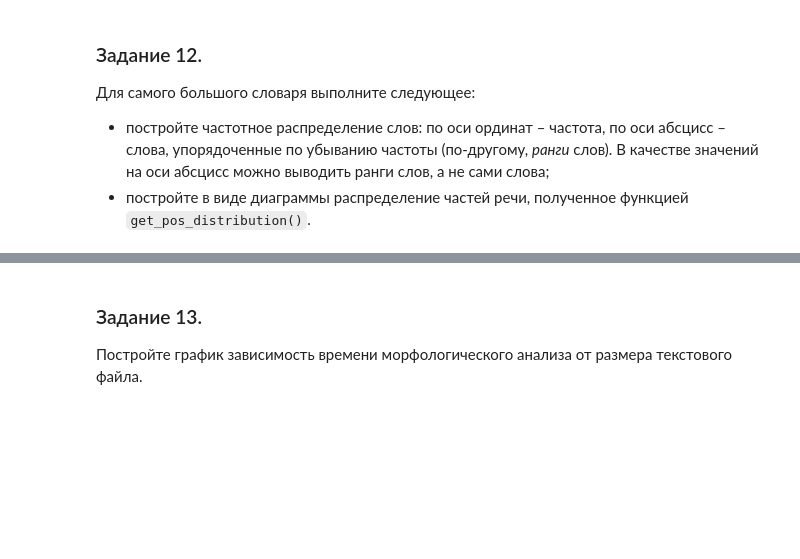
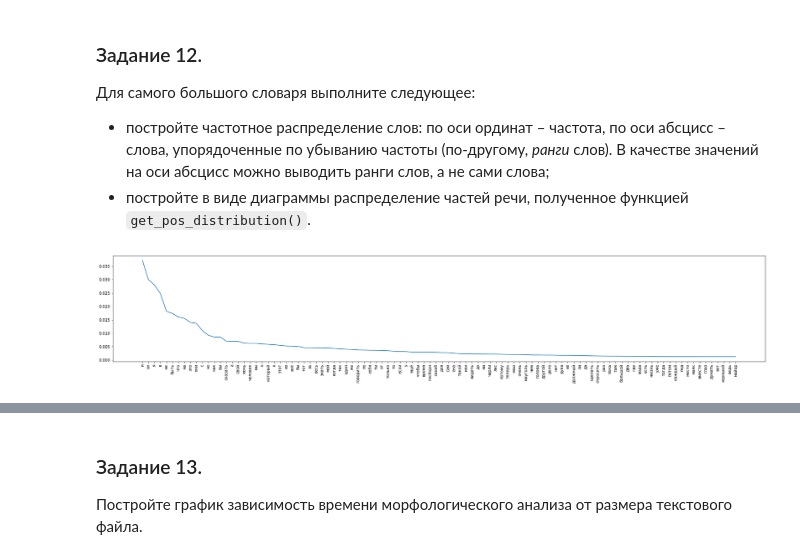
Before and after one commit to EnergyWork/NeuralNetworks-university-course, a Jupyter notebook: NN-2/lab1/lab1_course2.ipynb, the cells around one changed output, grey strips where cells are left out. Cells and saved outputs as stored; diff of their text form; code cells hidden in the pictures; blank space fills up the shorter version.

```diff
--- a/NN-2/lab1/lab1_course2.ipynb
+++ b/NN-2/lab1/lab1_course2.ipynb
@@ -295,0 +283,11 @@ save_dictionary_2(get_pos_distribution(get_dictionary(parse_text(text_example)))
+# %%
+RESULTS_DIR = "results"
+TEXTS_DIR = "texts"
+SUCCESS = False
+ERROR = True
+FILE_NAME = "FIleName"
+FILE_SIZE = "FileSizeBytes"
+TOTAL_WORDS = "TotalWords"
+TOTAL_UNIQUE_WORDS = "TotalUniqWords"
+FILE_PROCESSING_TIME = "ProcessingTime"
+FILE_PROCESSING_REPORT = "processing_report"
@@ -314,0 +436,34 @@ save_dictionary_2(get_pos_distribution(get_dictionary(parse_text(text_example)))
+# %%
+def get_path_to_results():
+    # read a report of analysis
+    with open(os.path.join(os.getcwd(), RESULTS_DIR, FILE_PROCESSING_REPORT + ".json")) as f:
+        report_data = json.load(f)
+    # find a file with a maximun TotalWords
+    total_max = 0
+    for k, v in report_data.items():
+        if v[TOTAL_WORDS] > total_max:
+            total_max = v[TOTAL_WORDS]
+            max_total_words_filename = v[FILE_NAME]
+    # getting dict data for this file
+    path = os.path.join(os.getcwd(), RESULTS_DIR, os.path.splitext(max_total_words_filename)[0]) # path to dir with analysis results for this file
+    return path, max_total_words_filename
+# %%
+def task1():
+    path, filename = get_path_to_results()
+    with open(os.path.join(path, f"dictionary_{os.path.splitext(filename)[0]}.json"), "r", encoding='utf-8') as f:
+        dict_data = json.load(f)
+    # form new dict for plot: { word : freq, ... }
+    dict_plot = {}
+    for k, v in dict_data.items():
+        dict_plot.update({k : v[FREQ]})
+    # create plot
+    #sorted_dict = dict(sorted(dict_plot.items(), key=(lambda x: x[1])))
+    plt.figure(figsize=(30,5))
+    #plt.plot(sorted_dict.values(), sorted_dict.keys())
+    plt.plot(list(dict_plot.keys())[:100], list(dict_plot.values())[:100])
+    plt.xticks(rotation=90)
+    #plt.grid()
+# %%
+task1()
+# %% [output]
+[figure, added]
```
Also changed, not shown: parts of 33 cells of this notebook, 6 other files.
